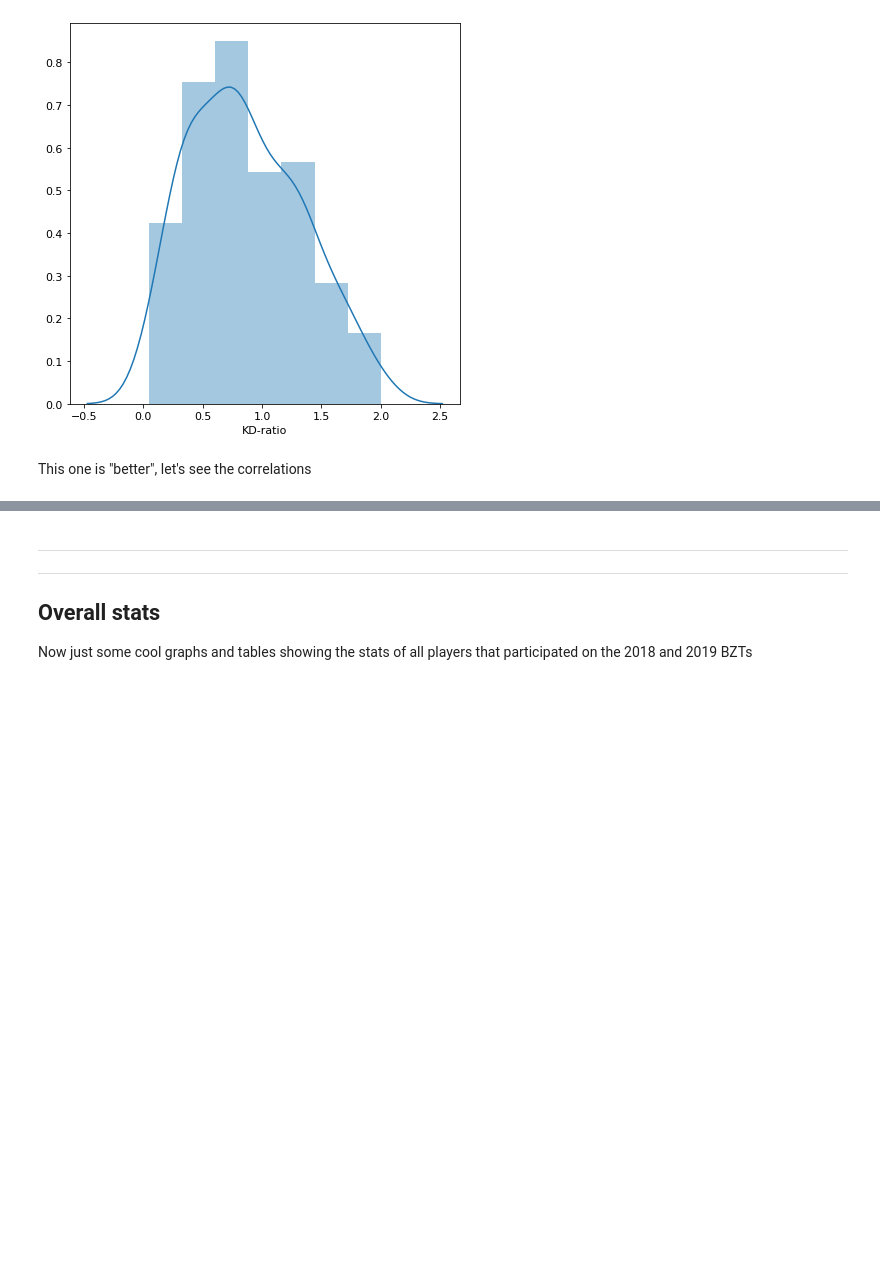
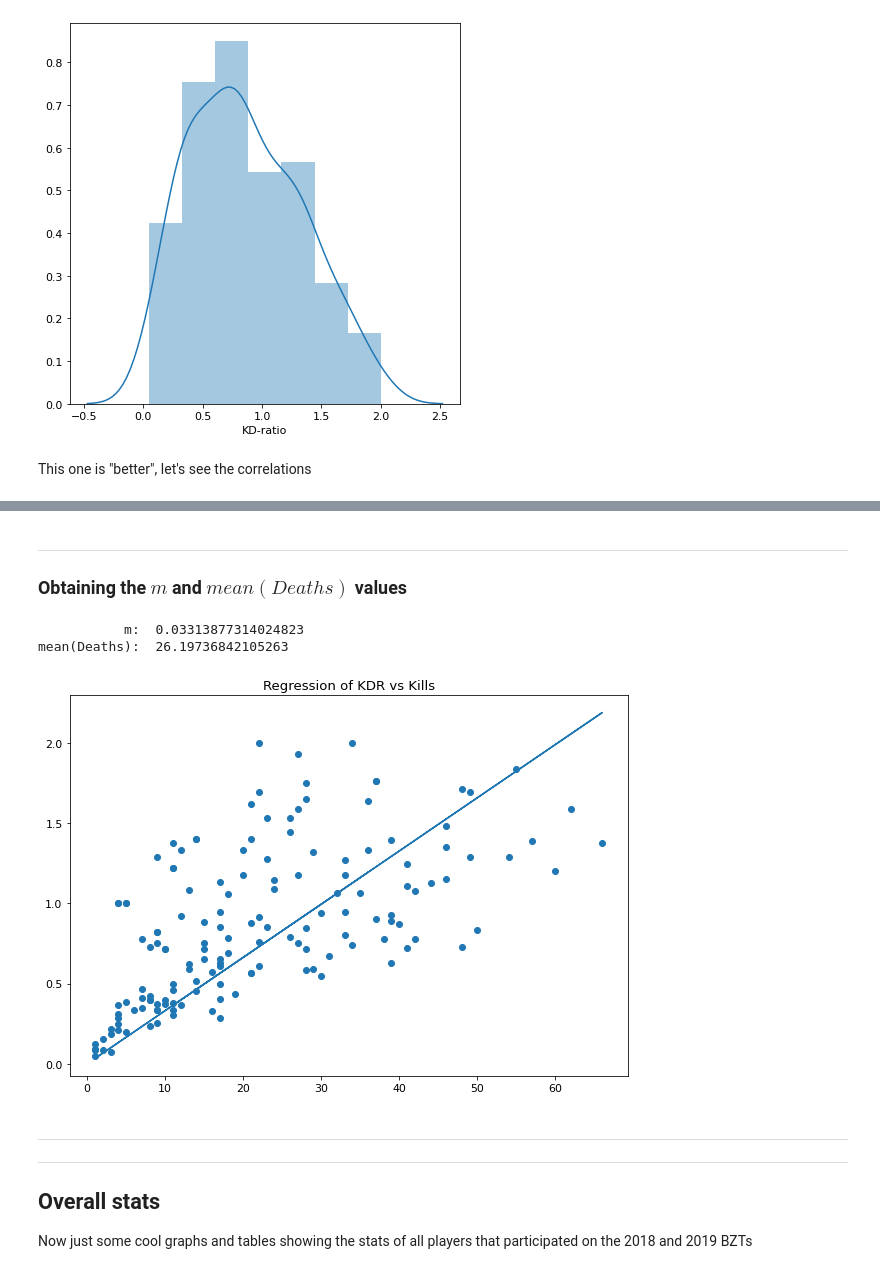
Before and after one commit to fedebenelli/Battlezone-Stats, a Jupyter notebook: BZR-Points.ipynb, the cells around one changed output, grey strips where cells are left out. Saved outputs shown, nothing was run; the diff lists cells and outputs as text; code cells hidden in the pictures; blank space fills up the shorter version.

```diff
--- a/BZR-Points.ipynb
+++ b/BZR-Points.ipynb
@@ -243,6 +247,38 @@ Further analysis is needed, honestly I don't like the conclusions since the resu
 Incoming:
 * Analysis separating winners and losers, to have a corresponding equation for each (but that kinda breaks the system for 3+ players)
 * IDK, stuff
+# %% [markdown]
+___
+
+### Obtaining the $m$ and $mean(Deaths)$ values
+# %%
+# Obtaining the m value by using a linear regression with interception in 0,0
+X = np.array(drops_df['Kills'])[:,np.newaxis]
+Y = np.array(drops_df['KD-ratio'])
+m, _, _, _ = np.linalg.lstsq(X, Y,rcond=None)
+
+# Well, mean(Deaths) is kinda easy
+mD = drops_df['Deaths'].mean()
+
+print('           m: ',m[0])
+print('mean(Deaths): ',mD)
+with open('md.json','w') as w:
+    d = {
+        "m":m[0],
+        "mD":mD
+    }
+    w.write(json.dumps(d))
+# %% [output]
+           m:  0.03313877314024823
+mean(Deaths):  26.19736842105263
+# %%
+plt.plot(X,m*X)
+plt.scatter(X,Y)
+plt.title('Regression of KDR vs Kills')
+plt.savefig('./figs/KDRvsKillsReg.svg')
+plt.show()
+# %% [output]
+[figure, added]
 # %% [markdown]
 ___
 ___
```
Also changed, not shown: parts of 7 cells of this notebook, 9 other files.
